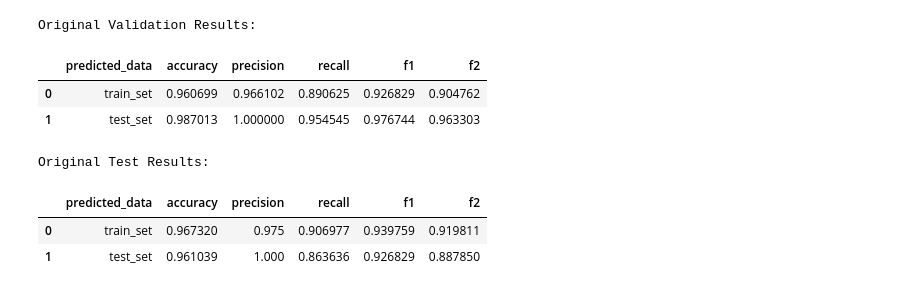
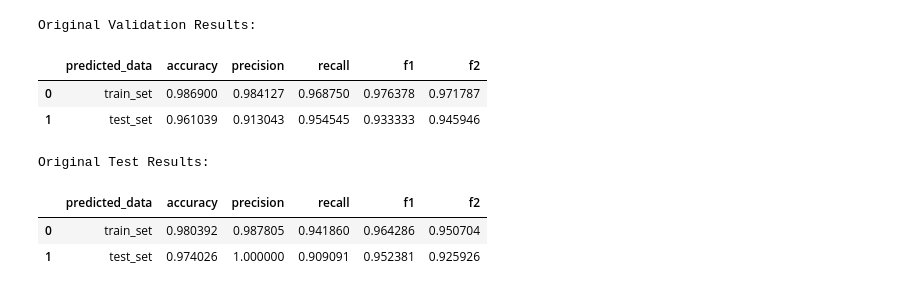
Before and after one commit to QY-Ver0/ELM-for-thyroid, a Jupyter notebook: Optimisation.ipynb, the cells around one changed output. Drawn from its saved outputs; the diff is of its cells as text; code cells hidden in the pictures.

```diff
--- a/Optimisation.ipynb
+++ b/Optimisation.ipynb
@@ -65,18 +11,35 @@ def get_metrics_df(model_fitted: ELMclf, x_train, x_test, y_train, y_test):
 # %%
 # setting params
-n            = 58
+n            = 74
+# l2           = 0.5625
 l2           = 0.015625
 def_rng_seed = 42
 split_seed   = 42
 global_rng   = np.random.default_rng(def_rng_seed)
 
-solution_cnt = 2
+solution_cnt = 10
+# defined_fn   = lambda yt, yp: f1_score(yt, yp, average='micro')
 defined_fn   = f1_score
-max_iter     = 1000
+max_iter     = 200 # 10 solution, 1000 max iter
 trial_limit  = 40
+
+
+# 5 - 200 - 40 : abc_elm_v2100
+# 10 - 1000 - 40 : abc_elm100
+# 10 - 150 - 15 : Single abc_elm best outcome
 # %%
 # Importing preprocessed dataset
-df = pd.read_csv('data_preprocessed.csv', index_col=0)
-booleans = df.drop('Age', axis=1)
-df[booleans.columns] = booleans.astype('int64')
+# df = pd.read_csv('data_preprocessed.csv', index_col=0)
+df = get_data('thyroid_diff.csv')
+df = preprocess(df, None, do_onehot=True, do_scale=True)
+# booleans = df.drop('Age', axis=1)
+# df[booleans.columns] = booleans.astype('int64')
+#
+
+X = df.drop('Recurred_Yes', axis=1)
+Y = df['Recurred_Yes']
+x_train,     x_test,     y_train,     y_test     = train_test_split(X, Y, test_size=0.2, random_state=split_seed, stratify=Y)
+x_train_sub, x_validate, y_train_sub, y_validate = train_test_split(x_train, y_train, test_size=0.25, random_state=split_seed, stratify=y_train)
+x_train_sc, x_test_sc, y_train_sc, y_test_sc = x_train, x_test, y_train, y_test
+x_train_sub_sc, x_validate_sc, y_train_sub_sc, y_validate_sc = x_train_sub, x_validate, y_train_sub, y_validate
 # %%
@@ -99,18 +92,18 @@ abc = ABCOptimiser(elm, x_train_sub.to_numpy(), y_train_sub.to_numpy(), x_valida
 abc.set_verbose(True)
 # %%
 print('Original Validation Results:')
-get_metrics_df(elm.fit(x_train_sub.to_numpy(), y_train_sub.to_numpy()), x_train_sub, x_validate, y_train_sub, y_validate)
+get_metrics_df(elm.fit(x_train_sub_sc.to_numpy(), y_train_sub_sc.to_numpy()), x_train_sub_sc, x_validate_sc, y_train_sub_sc, y_validate_sc)
 # %% [output]
 Original Validation Results:
 |  | predicted_data | accuracy | precision | recall | f1 | f2 |
-| 0 | train_set | 0.960699 | 0.966102 | 0.890625 | 0.926829 | 0.904762 |
-| 1 | test_set | 0.987013 | 1.000000 | 0.954545 | 0.976744 | 0.963303 |
+| 0 | train_set | 0.986900 | 0.984127 | 0.968750 | 0.976378 | 0.971787 |
+| 1 | test_set | 0.961039 | 0.913043 | 0.954545 | 0.933333 | 0.945946 |
 # %%
 print('Original Test Results:')
 # elm = ELMclf(n, l2_param=l2, random_state=def_rng_seed)
-get_metrics_df(elm.fit(x_train.to_numpy(), y_train.to_numpy()), x_train, x_test, y_train, y_test)
+get_metrics_df(elm.fit(x_train_sc.to_numpy(), y_train_sc.to_numpy()), x_train_sc, x_test_sc, y_train_sc, y_test_sc)
 # %% [output]
 Original Test Results:
 |  | predicted_data | accuracy | precision | recall | f1 | f2 |
-| 0 | train_set | 0.967320 | 0.975 | 0.906977 | 0.939759 | 0.919811 |
-| 1 | test_set | 0.961039 | 1.000 | 0.863636 | 0.926829 | 0.887850 |
+| 0 | train_set | 0.980392 | 0.987805 | 0.941860 | 0.964286 | 0.950704 |
+| 1 | test_set | 0.974026 | 1.000000 | 0.909091 | 0.952381 | 0.925926 |
```
Also changed, not shown: parts of 35 cells of this notebook, 5 other files.
